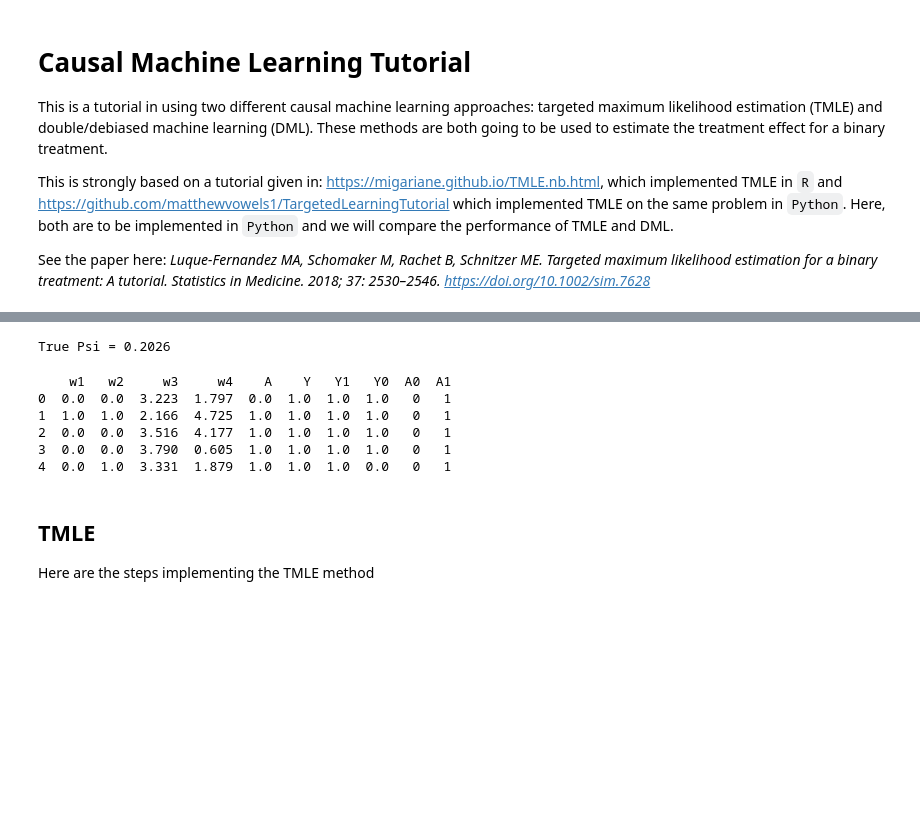
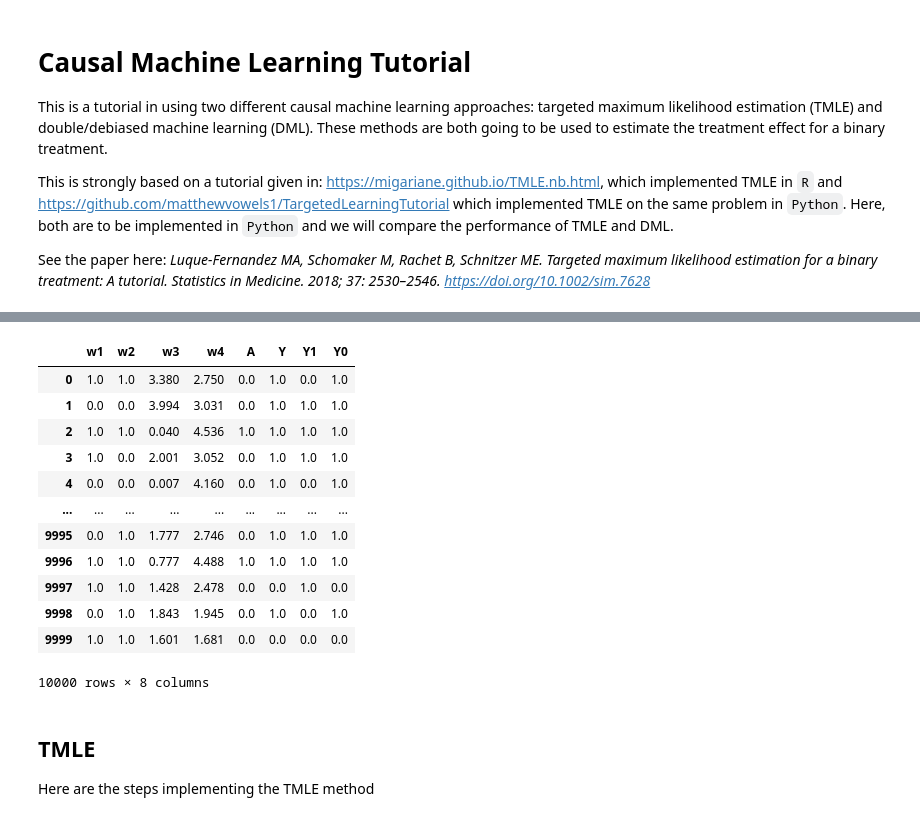
Before and after one commit to griffinfarrow/causal_learning_tutorial, a Jupyter notebook: tutorial.ipynb, the cells around one changed output, grey strips where cells are left out. Saved outputs shown, nothing was run; the diff lists cells and outputs as text; code cells hidden in the pictures; blank space fills up the shorter version.

Commit message:
TMLE model with misspecification

```diff
--- a/tutorial.ipynb
+++ b/tutorial.ipynb
@@ -21,21 +63,26 @@ def sigmoid(x):
 def logit(p):
     return np.log(p) - np.log(1 - p)
 
-def generate_data(n):
-    np.random.seed(1)
+def generate_data(n, seed_val):
+    np.random.seed(seed_val)
+    # randomly initialise comorbidities
     w1 = np.random.binomial(1, 0.5, n)
     w2 = np.random.binomial(1, 0.65, n)
     w3 = np.round(np.random.uniform(0, 4, n), 3)
     w4 = np.round(np.random.uniform(0, 5, n), 3)
-    p_A = sigmoid(-0.4 + 0.2*w2 + 0.15*w3 + 0.2*w4 +0.15*w2*w4)
 
+    # probability of receiving treatment model
+    p_A = sigmoid(-5 + 0.05*w2 + 0.25*w3 + 0.6*w4 +0.4*w2*w4)
+    # binary outcome based on this calculated probability
     A = np.random.binomial(1, p_A, n)
 
-    p_y1 = sigmoid(-1 + 1 -0.1*w1 + 0.3*w2 + 0.25*w3+ 0.2*w4 + 0.15*w2*w4)
-    p_y0 = sigmoid(-1 + 0 -0.1*w1 + 0.3*w2 + 0.25*w3 + 0.2*w4 + 0.15*w2*w4)
+    # probability of outcome models
+    p_y1 = sigmoid(-1 + 1 -0.1*w1 + 0.35*w2 + 0.25*w3+ 0.2*w4 + 0.15*w2*w4)
+    p_y0 = sigmoid(-1 + 0 -0.1*w1 + 0.35*w2 + 0.25*w3 + 0.2*w4 + 0.15*w2*w4)
     Y1 = np.random.binomial(1, p_y1, n)
     Y0 = np.random.binomial(1, p_y0, n)
 
+    # actual observed outcome
     Y = Y1 * A + Y0*(1-A)
 
     cols = ['w1', 'w2', 'w3', 'w4', 'A','Y', 'Y1', 'Y0']
@@ -45,2 +101,19 @@ def generate_data(n):
+# %%
+# now generate a much smaller dataset that we will actually use for our methods
+df = generate_data(10000, 556)
 # %%
-df = generate_data(10000)
+df
+# %% [output]
+|  | w1 | w2 | w3 | w4 | A | Y | Y1 | Y0 |
+| 0 | 1.0 | 1.0 | 3.380 | 2.750 | 0.0 | 1.0 | 0.0 | 1.0 |
+| 1 | 0.0 | 0.0 | 3.994 | 3.031 | 0.0 | 1.0 | 1.0 | 1.0 |
+| 2 | 1.0 | 1.0 | 0.040 | 4.536 | 1.0 | 1.0 | 1.0 | 1.0 |
+| 3 | 1.0 | 0.0 | 2.001 | 3.052 | 0.0 | 1.0 | 1.0 | 1.0 |
+| 4 | 0.0 | 0.0 | 0.007 | 4.160 | 0.0 | 1.0 | 0.0 | 1.0 |
+| ... | ... | ... | ... | ... | ... | ... | ... | ... |
+| 9995 | 0.0 | 1.0 | 1.777 | 2.746 | 0.0 | 1.0 | 1.0 | 1.0 |
+| 9996 | 1.0 | 1.0 | 0.777 | 4.488 | 1.0 | 1.0 | 1.0 | 1.0 |
+| 9997 | 1.0 | 1.0 | 1.428 | 2.478 | 0.0 | 0.0 | 1.0 | 0.0 |
+| 9998 | 0.0 | 1.0 | 1.843 | 1.945 | 0.0 | 1.0 | 0.0 | 1.0 |
+| 9999 | 1.0 | 1.0 | 1.601 | 1.681 | 0.0 | 0.0 | 0.0 | 0.0 |
+10000 rows × 8 columns
@@ -52,17 +120,3 @@ df['A1'] = 1
-# %%
-true_psi = (df['Y1']-df['Y0']).mean() # true value of ATE
-print(f'True Psi = {true_psi}')
-# %% [output]
-True Psi = 0.2026
-# %%
-print(df.head())
-# %% [output]
-    w1   w2     w3     w4    A    Y   Y1   Y0  A0  A1
-0  0.0  0.0  3.223  1.797  0.0  1.0  1.0  1.0   0   1
-1  1.0  1.0  2.166  4.725  1.0  1.0  1.0  1.0   0   1
-2  0.0  0.0  3.516  4.177  1.0  1.0  1.0  1.0   0   1
-3  0.0  0.0  3.790  0.605  1.0  1.0  1.0  1.0   0   1
-4  0.0  1.0  3.331  1.879  1.0  1.0  1.0  0.0   0   1
 # %% [markdown]
 ## TMLE
 
```
Also changed, not shown: parts of 22 cells of this notebook.
